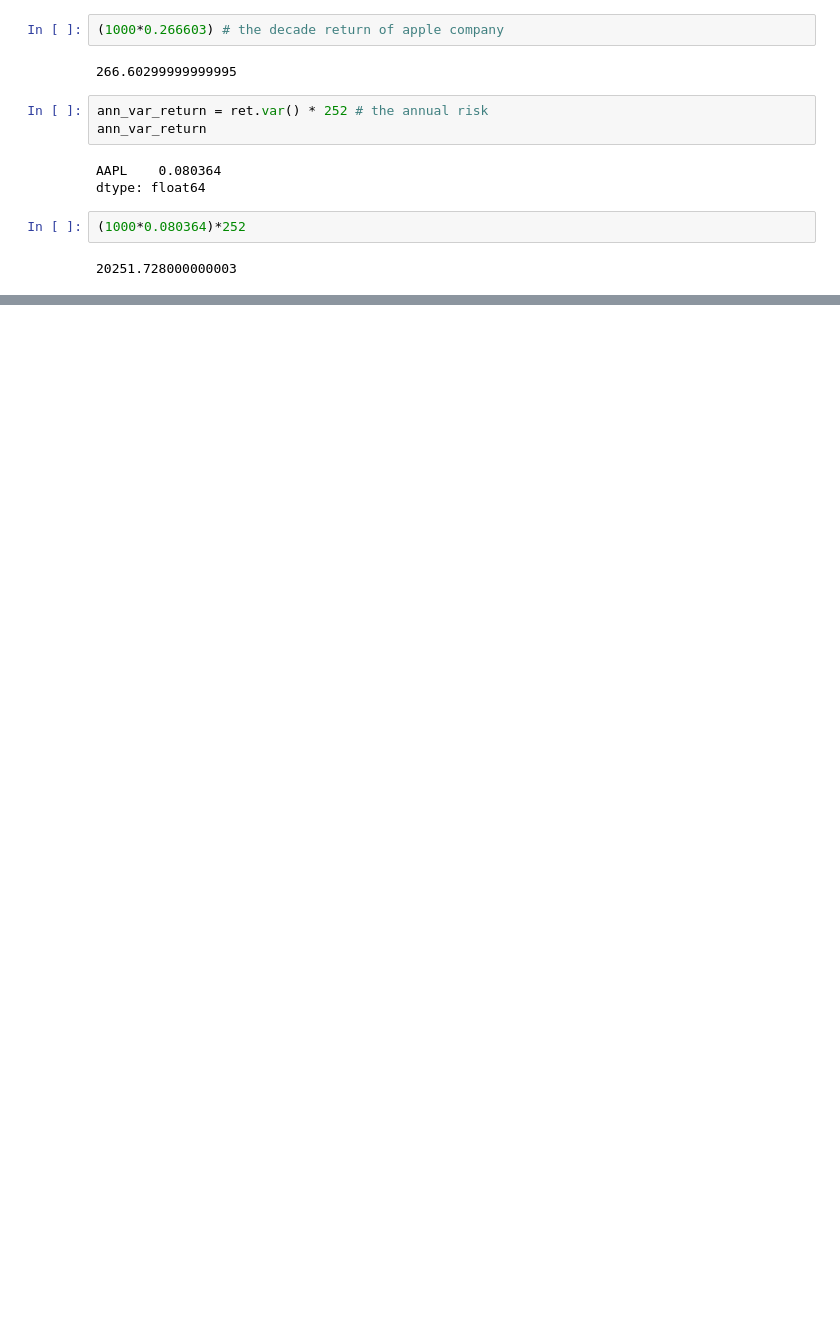
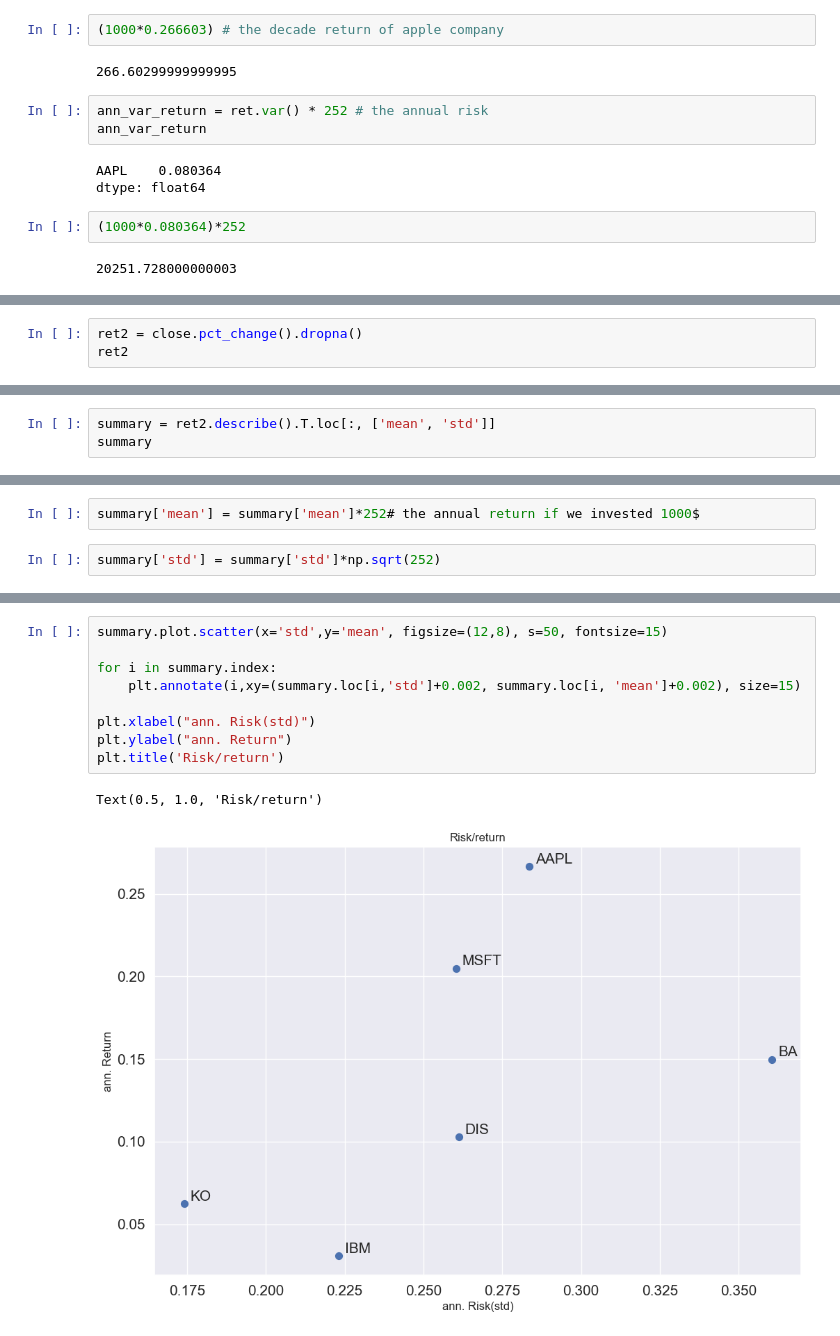
Before and after one commit to DheyaAlqaderi/TechnicalAnalysis-Gold-ML, a Jupyter notebook: Yahoo Finance practice/yahoo_finance.ipynb, the cells around one changed output, grey strips where cells are left out. Saved outputs shown, nothing was run; the diff lists cells and outputs as text; blank space fills up the shorter version.

```diff
--- a/Yahoo Finance practice/yahoo_finance.ipynb
+++ b/Yahoo Finance practice/yahoo_finance.ipynb
@@ -695,0 +731,3 @@ dtype: float64
+# %%
+ret2 = close.pct_change().dropna()
+ret2
@@ -695,0 +759,3 @@ dtype: float64
+# %%
+summary = ret2.describe().T.loc[:, ['mean', 'std']]
+summary
@@ -695,0 +770,4 @@ dtype: float64
+# %%
+summary['mean'] = summary['mean']*252# the annual return if we invested 1000$
+# %%
+summary['std'] = summary['std']*np.sqrt(252)
@@ -695,0 +784,12 @@ dtype: float64
+# %%
+summary.plot.scatter(x='std',y='mean', figsize=(12,8), s=50, fontsize=15)
+
+for i in summary.index:
+    plt.annotate(i,xy=(summary.loc[i,'std']+0.002, summary.loc[i, 'mean']+0.002), size=15)
+
+plt.xlabel("ann. Risk(std)")
+plt.ylabel("ann. Return")
+plt.title('Risk/return')
+# %% [output]
+Text(0.5, 1.0, 'Risk/return')
+[figure, added]
```
Also changed, not shown: parts of 10 cells of this notebook.
